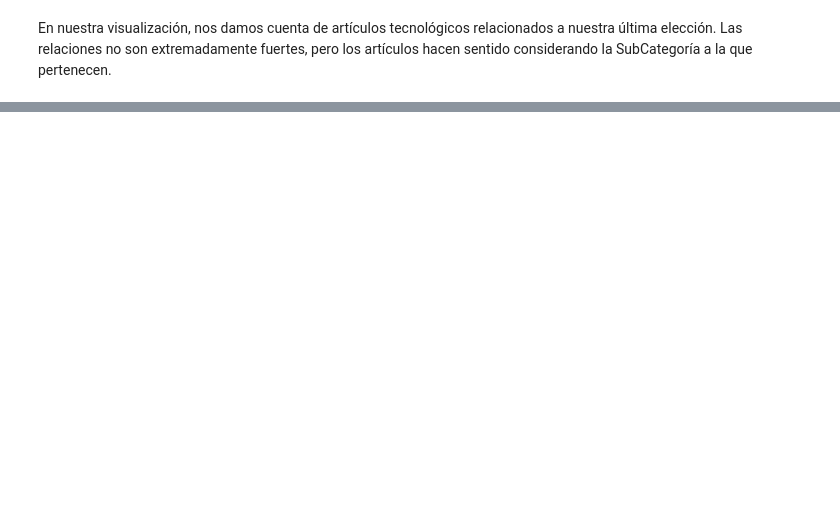
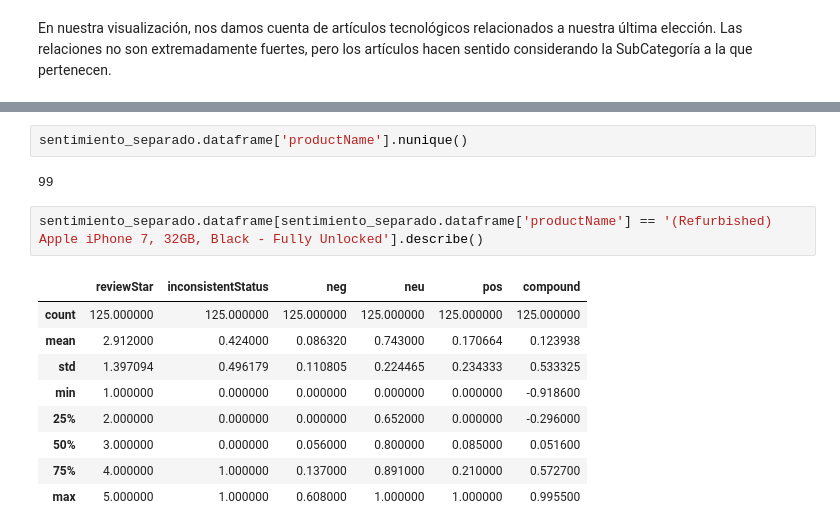
Before and after one commit to ngcarvajall/NLP_SisRecomendacion, a Jupyter notebook: modulo09-leccion06-nlp-LAB.ipynb, the cells around one changed output, grey strips where cells are left out. Drawn from its saved outputs; the diff is of its cells as text; blank space fills up the shorter version.

```diff
--- a/modulo09-leccion06-nlp-LAB.ipynb
+++ b/modulo09-leccion06-nlp-LAB.ipynb
@@ -515,0 +634,16 @@ En nuestra visualización, nos damos cuenta de artículos tecnológicos relacion
+# %%
+sentimiento_separado.dataframe['productName'].nunique()
+# %% [output]
+99
+# %%
+sentimiento_separado.dataframe[sentimiento_separado.dataframe['productName'] == '(Refurbished) Apple iPhone 7, 32GB, Black - Fully Unlocked'].describe()
+# %% [output]
+|  | reviewStar | inconsistentStatus | neg | neu | pos | compound |
+| count | 125.000000 | 125.000000 | 125.000000 | 125.000000 | 125.000000 | 125.000000 |
+| mean | 2.912000 | 0.424000 | 0.086320 | 0.743000 | 0.170664 | 0.123938 |
+| std | 1.397094 | 0.496179 | 0.110805 | 0.224465 | 0.234333 | 0.533325 |
+| min | 1.000000 | 0.000000 | 0.000000 | 0.000000 | 0.000000 | -0.918600 |
+| 25% | 2.000000 | 0.000000 | 0.000000 | 0.652000 | 0.000000 | -0.296000 |
+| 50% | 3.000000 | 0.000000 | 0.056000 | 0.800000 | 0.085000 | 0.051600 |
+| 75% | 4.000000 | 1.000000 | 0.137000 | 0.891000 | 0.210000 | 0.572700 |
+| max | 5.000000 | 1.000000 | 0.608000 | 1.000000 | 1.000000 | 0.995500 |
```
Also changed, not shown: parts of 43 cells of this notebook, 2 other files.
